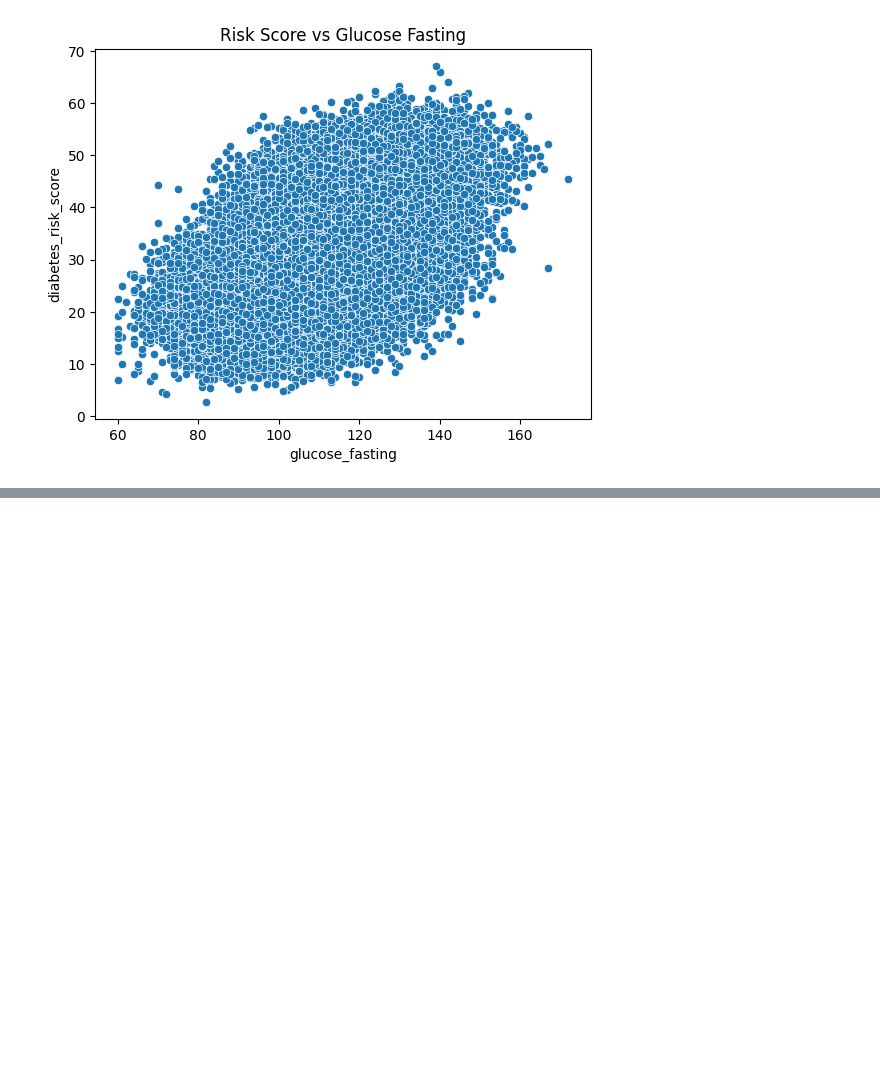
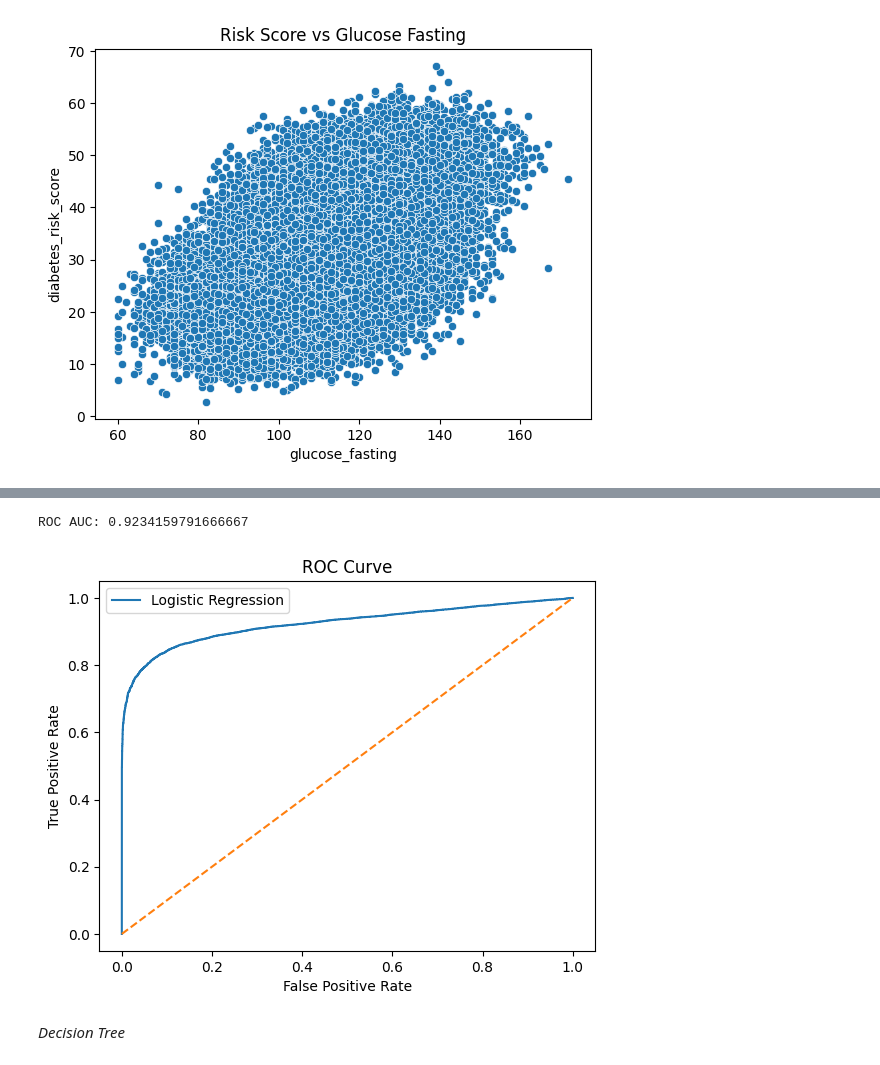
Before and after one commit to MMujtabaX/Diabetes-Health-Indicators-ML, a Jupyter notebook: notebooks/main_analysis.ipynb, the cells around one changed output, grey strips where cells are left out. Saved outputs shown, nothing was run; the diff lists cells and outputs as text; code cells hidden in the pictures; blank space fills up the shorter version.

Commit message:
Done Model Training, Evaluation and Hyperparameter Tuning

```diff
--- a/notebooks/main_analysis.ipynb
+++ b/notebooks/main_analysis.ipynb
@@ -382,0 +400,7 @@ Xr_train, Xr_test, yr_train, yr_test = train_test_split(
+# %%
+log_model = LogisticRegression(max_iter=1000)
+
+log_model.fit(Xb_train, yb_train)
+
+yb_pred = log_model.predict(Xb_test)
+yb_prob = log_model.predict_proba(Xb_test)[:,1]
@@ -382,0 +427,19 @@ Xr_train, Xr_test, yr_train, yr_test = train_test_split(
+# %%
+roc_auc = roc_auc_score(yb_test, yb_prob)
+print("ROC AUC:", roc_auc)
+# %% [output]
+ROC AUC: 0.9234159791666667
+# %%
+fpr, tpr, _ = roc_curve(yb_test, yb_prob)
+
+plt.plot(fpr, tpr, label="Logistic Regression")
+plt.plot([0,1],[0,1],'--')
+plt.xlabel("False Positive Rate")
+plt.ylabel("True Positive Rate")
+plt.title("ROC Curve")
+plt.legend()
+plt.show()
+# %% [output]
+[figure, added]
+# %% [markdown]
+*Decision Tree*
```
Also changed, not shown: parts of 57 cells of this notebook, 3 other files.
